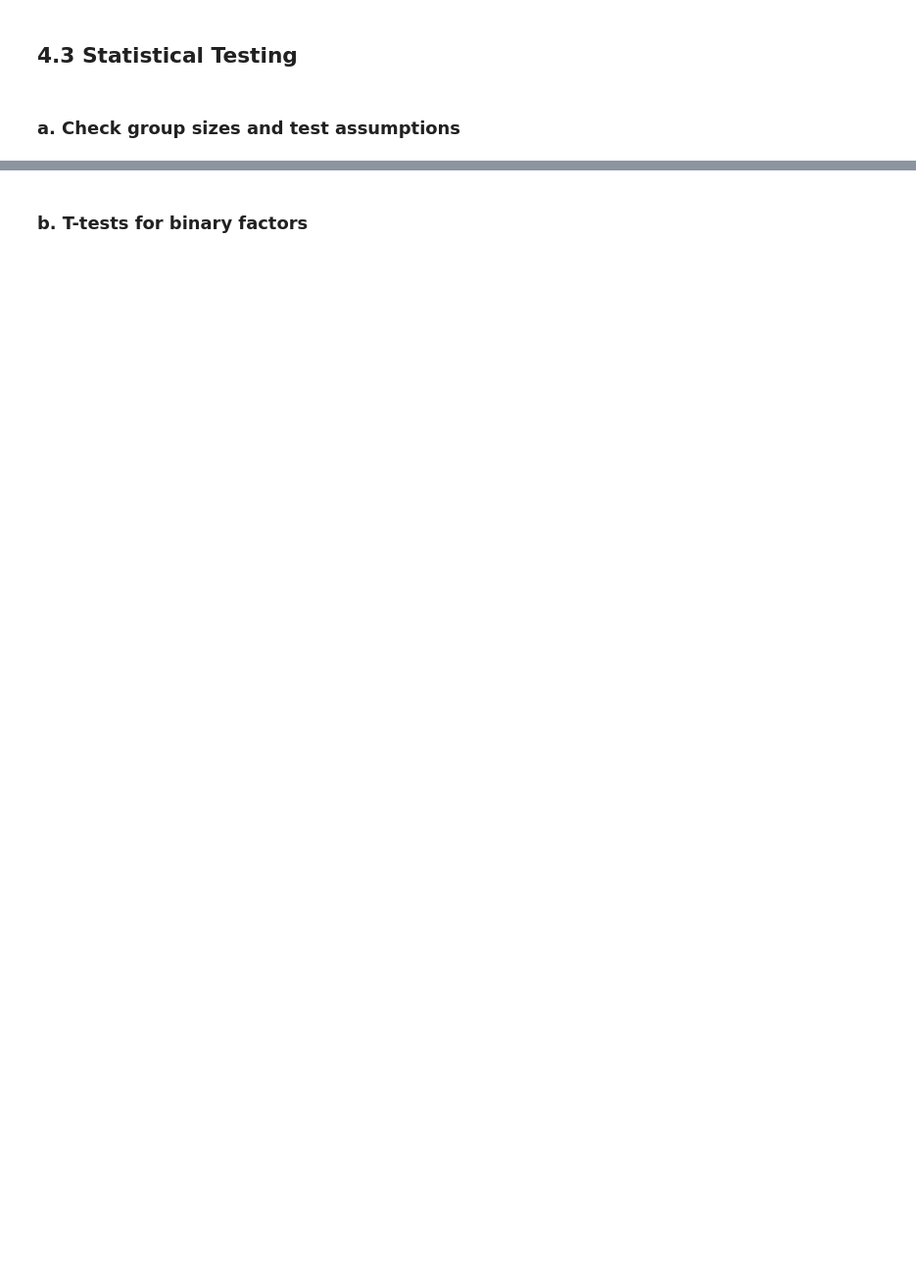
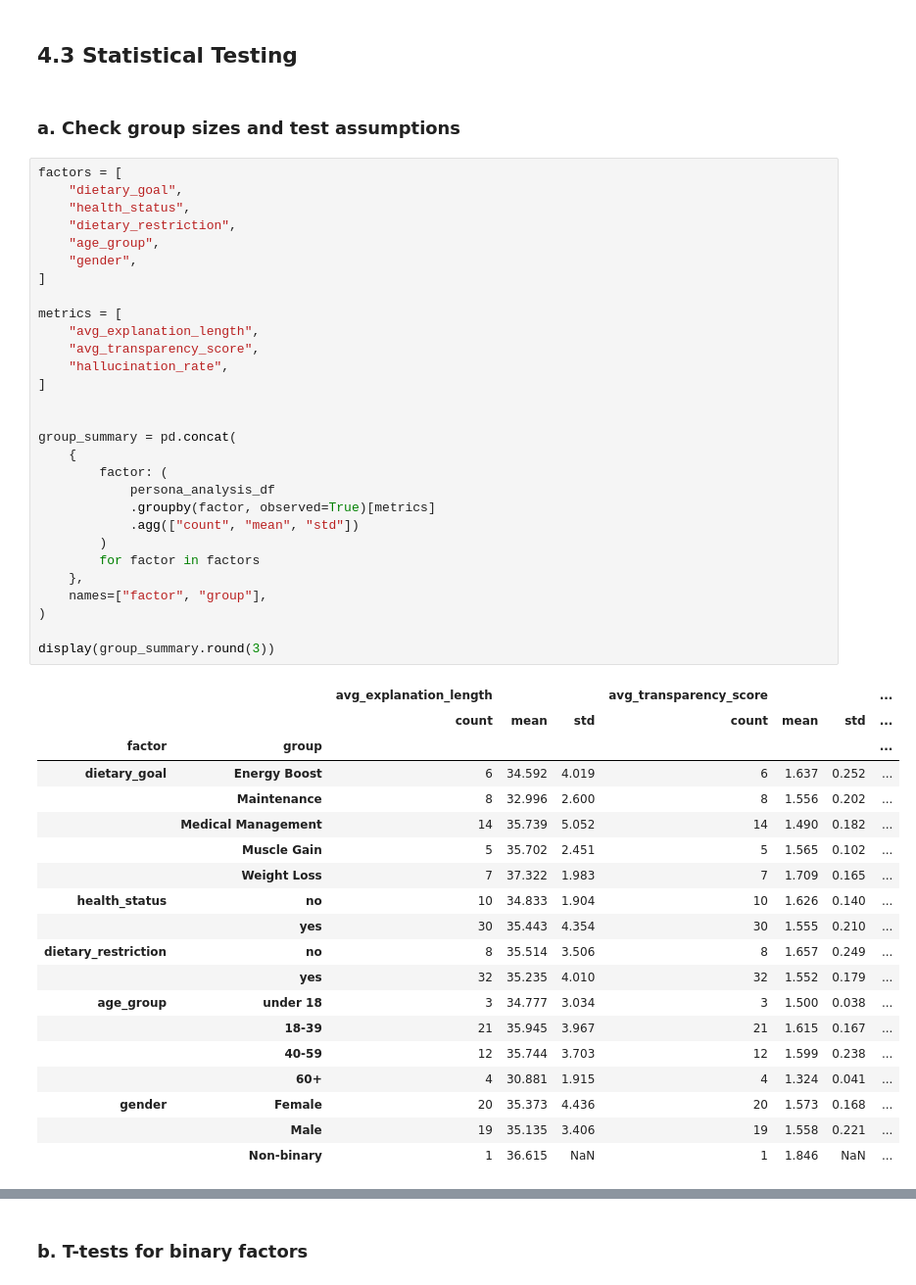
Before and after one commit to lay-animals-projects/food-recommender-evaluation, a Jupyter notebook: notebooks/bias_n_fairness.ipynb, the cells around one changed output, grey strips where cells are left out. Shown at 98% size. Drawn from its saved outputs; the diff is of its cells as text; blank space fills up the shorter version.

```diff
--- a/notebooks/bias_n_fairness.ipynb
+++ b/notebooks/bias_n_fairness.ipynb
@@ -479,3 +757,52 @@ plt.show()
 ## 4.3 Statistical Testing
 # %% [markdown]
 ### a. Check group sizes and test assumptions
+# %%
+factors = [
+    "dietary_goal",
+    "health_status",
+    "dietary_restriction",
+    "age_group",
+    "gender",
+]
+
+metrics = [
+    "avg_explanation_length",
+    "avg_transparency_score",
+    "hallucination_rate",
+]
+
+
+group_summary = pd.concat(
+    {
+        factor: (
+            persona_analysis_df
+            .groupby(factor, observed=True)[metrics]
+            .agg(["count", "mean", "std"])
+        )
+        for factor in factors
+    },
+    names=["factor", "group"],
+)
+
+display(group_summary.round(3))
+# %% [output]
+|  |  | avg_explanation_length |  |  | avg_transparency_score |  |  | ... |
+|  |  | count | mean | std | count | mean | std | ... |
+| factor | group |  |  |  |  |  |  | ... |
+| dietary_goal | Energy Boost | 6 | 34.592 | 4.019 | 6 | 1.637 | 0.252 | ... |
+|  | Maintenance | 8 | 32.996 | 2.600 | 8 | 1.556 | 0.202 | ... |
+|  | Medical Management | 14 | 35.739 | 5.052 | 14 | 1.490 | 0.182 | ... |
+|  | Muscle Gain | 5 | 35.702 | 2.451 | 5 | 1.565 | 0.102 | ... |
+|  | Weight Loss | 7 | 37.322 | 1.983 | 7 | 1.709 | 0.165 | ... |
+| health_status | no | 10 | 34.833 | 1.904 | 10 | 1.626 | 0.140 | ... |
+|  | yes | 30 | 35.443 | 4.354 | 30 | 1.555 | 0.210 | ... |
+| dietary_restriction | no | 8 | 35.514 | 3.506 | 8 | 1.657 | 0.249 | ... |
+|  | yes | 32 | 35.235 | 4.010 | 32 | 1.552 | 0.179 | ... |
+| age_group | under 18 | 3 | 34.777 | 3.034 | 3 | 1.500 | 0.038 | ... |
+|  | 18-39 | 21 | 35.945 | 3.967 | 21 | 1.615 | 0.167 | ... |
+|  | 40-59 | 12 | 35.744 | 3.703 | 12 | 1.599 | 0.238 | ... |
+|  | 60+ | 4 | 30.881 | 1.915 | 4 | 1.324 | 0.041 | ... |
+| gender | Female | 20 | 35.373 | 4.436 | 20 | 1.573 | 0.168 | ... |
+|  | Male | 19 | 35.135 | 3.406 | 19 | 1.558 | 0.221 | ... |
+|  | Non-binary | 1 | 36.615 | NaN | 1 | 1.846 | NaN | ... |
```
Also changed, not shown: parts of 14 cells of this notebook.
